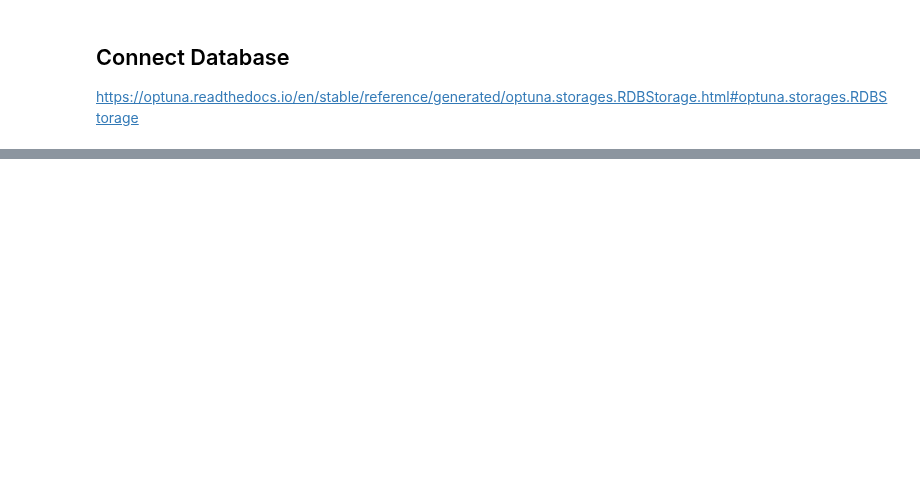
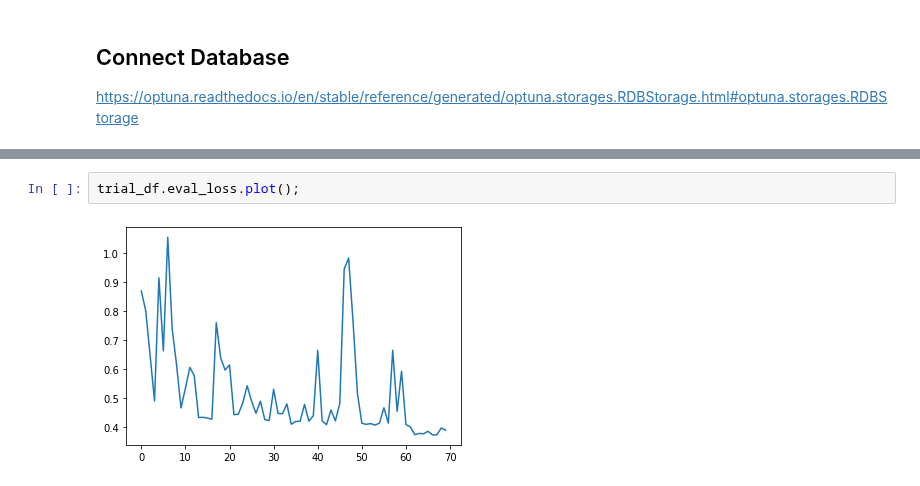
Before and after one commit to goerlitz/nlp-classification, a Jupyter notebook: notebooks/10kGNAD/colab/21d_10kGNAD_optuna_trial_analysis.ipynb, the cells around one changed output, grey strips where cells are left out. Drawn from its saved outputs; the diff is of its cells as text; blank space fills up the shorter version.

```diff
--- a/notebooks/10kGNAD/colab/21d_10kGNAD_optuna_trial_analysis.ipynb
+++ b/notebooks/10kGNAD/colab/21d_10kGNAD_optuna_trial_analysis.ipynb
@@ -76,0 +111,4 @@ fig.show()
+# %%
+trial_df.eval_loss.plot();
+# %% [output]
+[figure, added]
```
Also changed, not shown: parts of 15 cells of this notebook.
